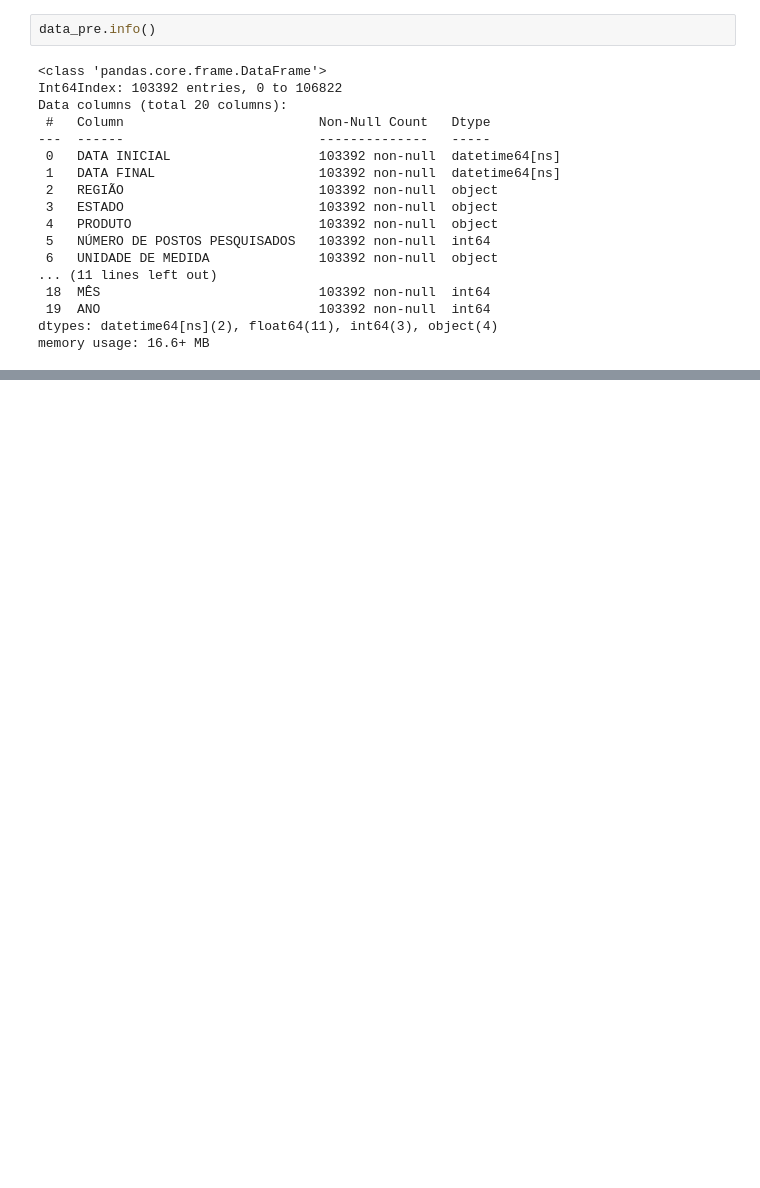
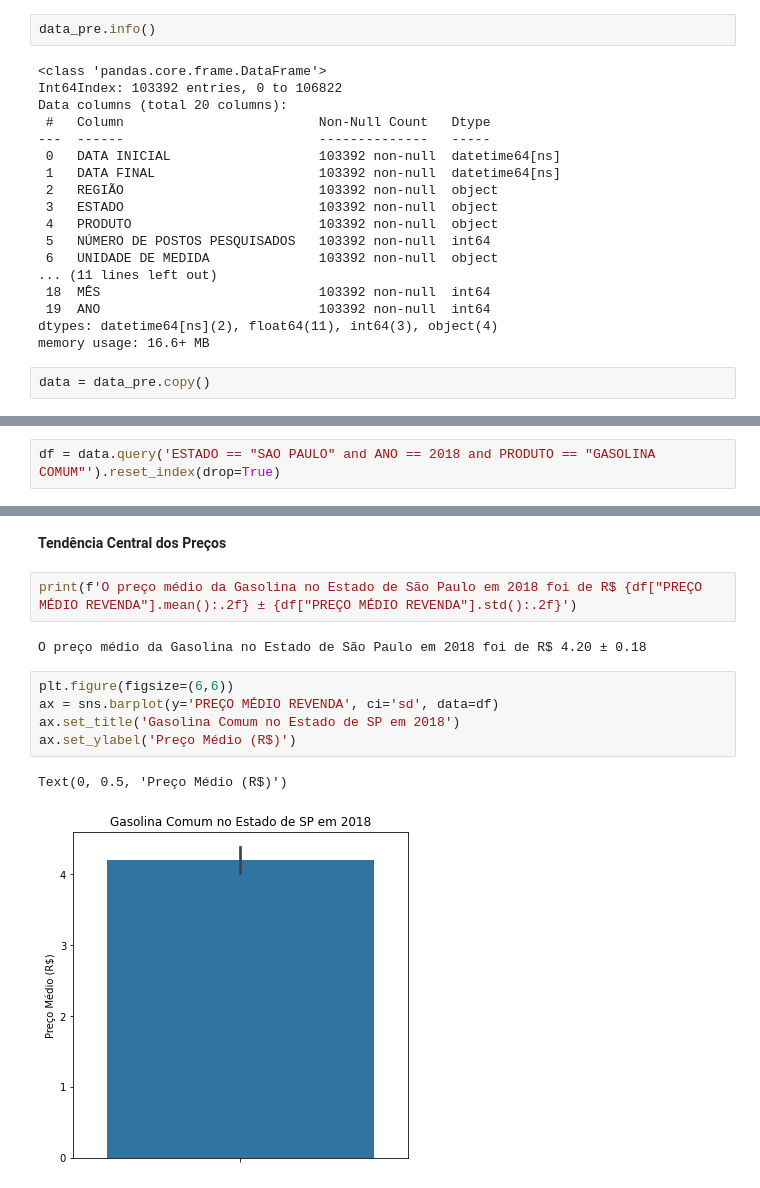
Before and after one commit to edmgjr/portifolio, a Jupyter notebook: Analise_Exploratória_Preços_combustiveis.ipynb, the cells around one changed output, grey strips where cells are left out. Drawn from its saved outputs; the diff is of its cells as text; blank space fills up the shorter version.

```diff
--- a/Analise_Exploratória_Preços_combustiveis.ipynb
+++ b/Analise_Exploratória_Preços_combustiveis.ipynb
@@ -258,3 +258,5 @@ Data columns (total 20 columns):
  19  ANO                            103392 non-null  int64
 dtypes: datetime64[ns](2), float64(11), int64(3), object(4)
 memory usage: 16.6+ MB
+# %%
+data = data_pre.copy()
@@ -260,0 +267,2 @@ memory usage: 16.6+ MB
+# %%
+df = data.query('ESTADO == "SAO PAULO" and ANO == 2018 and PRODUTO == "GASOLINA COMUM"').reset_index(drop=True)
@@ -260,0 +316,14 @@ memory usage: 16.6+ MB
+# %% [markdown]
+**Tendência Central dos Preços**
+# %%
+print(f'O preço médio da Gasolina no Estado de São Paulo em 2018 foi de R$ {df["PREÇO MÉDIO REVENDA"].mean():.2f} ± {df["PREÇO MÉDIO REVENDA"].std():.2f}')
+# %% [output]
+O preço médio da Gasolina no Estado de São Paulo em 2018 foi de R$ 4.20 ± 0.18
+# %%
+plt.figure(figsize=(6,6))
+ax = sns.barplot(y='PREÇO MÉDIO REVENDA', ci='sd', data=df)
+ax.set_title('Gasolina Comum no Estado de SP em 2018')
+ax.set_ylabel('Preço Médio (R$)')
+# %% [output]
+Text(0, 0.5, 'Preço Médio (R$)')
+[figure, added]
```
Also changed, not shown: parts of 19 cells of this notebook.
